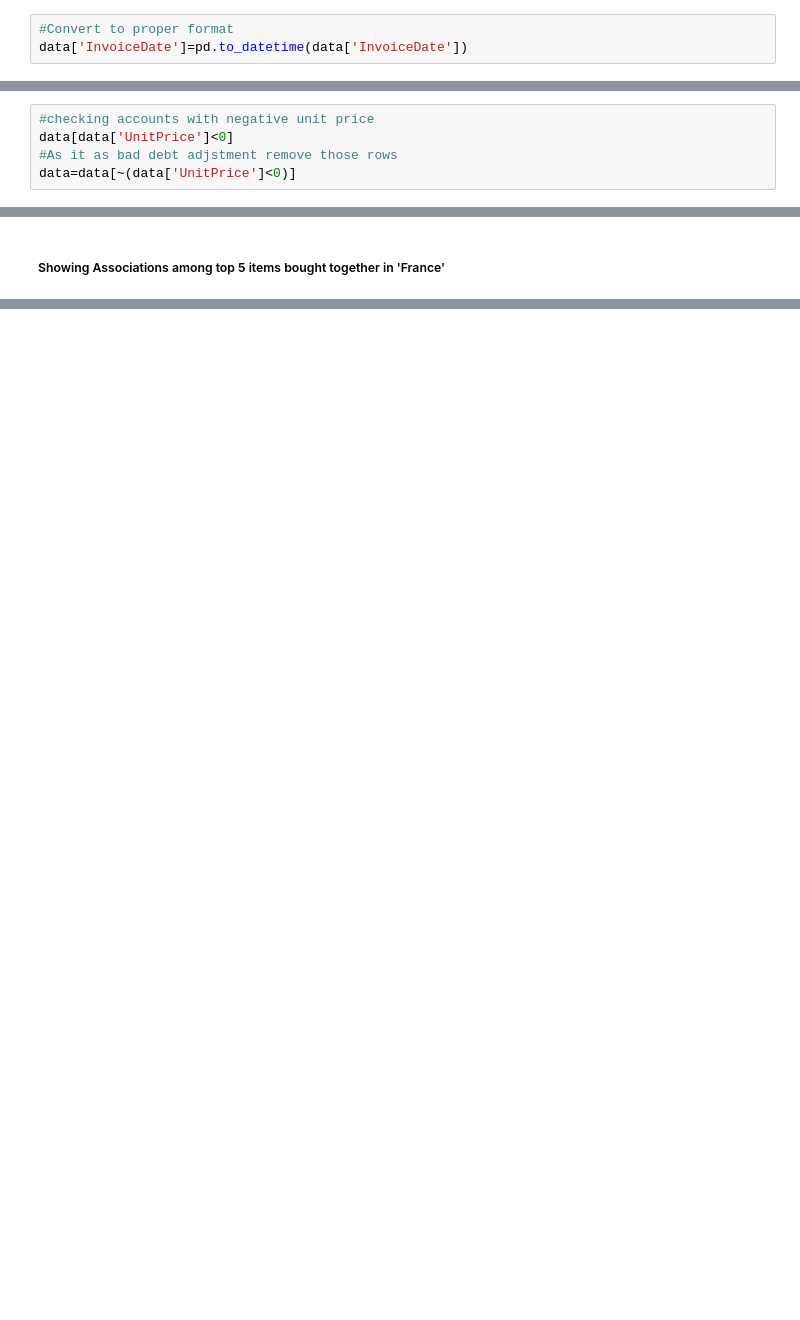
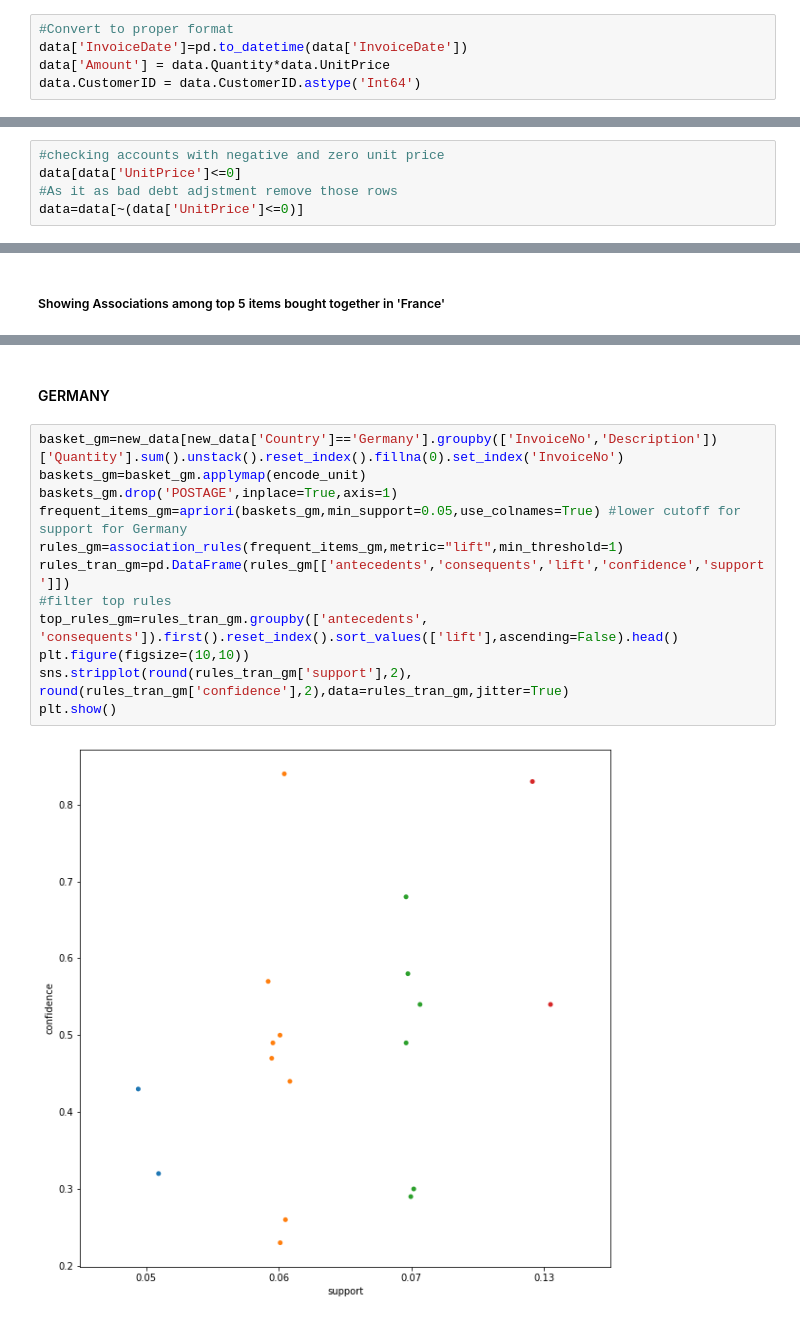
Before and after one commit to saniya-k/Market-Basket-Analysis, a Jupyter notebook: OnlineRetail.ipynb, the cells around one changed output, grey strips where cells are left out. Cells and saved outputs as stored; diff of their text form; blank space fills up the shorter version.

```diff
--- a/OnlineRetail.ipynb
+++ b/OnlineRetail.ipynb
@@ -37,6 +36,8 @@ Unit price and quantity values are negative for some items
 # %%
 #Convert to proper format
 data['InvoiceDate']=pd.to_datetime(data['InvoiceDate'])
+data['Amount'] = data.Quantity*data.UnitPrice
+data.CustomerID = data.CustomerID.astype('Int64')
 # %%
 #data preprocessing
 data.std()==0
@@ -75,9 +77,9 @@ Country         0.000000
 dtype: float64
 # %%
-#checking accounts with negative unit price
-data[data['UnitPrice']<0]
+#checking accounts with negative and zero unit price
+data[data['UnitPrice']<=0]
 #As it as bad debt adjstment remove those rows
-data=data[~(data['UnitPrice']<0)]
+data=data[~(data['UnitPrice']<=0)]
 # %%
 len(data[data['Quantity']<0]) # 1.9% of data has negative quantity, removing them
 data=data[~(data['Quantity']<0)]
@@ -230,0 +261,16 @@ top_rules
+# %% [markdown]
+#### GERMANY
+# %%
+basket_gm=new_data[new_data['Country']=='Germany'].groupby(['InvoiceNo','Description'])['Quantity'].sum().unstack().reset_index().fillna(0).set_index('InvoiceNo')
+baskets_gm=basket_gm.applymap(encode_unit)
+baskets_gm.drop('POSTAGE',inplace=True,axis=1)
+frequent_items_gm=apriori(baskets_gm,min_support=0.05,use_colnames=True) #lower cutoff for support for Germany
+rules_gm=association_rules(frequent_items_gm,metric="lift",min_threshold=1)
+rules_tran_gm=pd.DataFrame(rules_gm[['antecedents','consequents','lift','confidence','support']])
+#filter top rules
+top_rules_gm=rules_tran_gm.groupby(['antecedents', 'consequents']).first().reset_index().sort_values(['lift'],ascending=False).head()
+plt.figure(figsize=(10,10))
+sns.stripplot(round(rules_tran_gm['support'],2), round(rules_tran_gm['confidence'],2),data=rules_tran_gm,jitter=True)
+plt.show()
+# %% [output]
+[figure, added]
```
Also changed, not shown: parts of 27 cells of this notebook.
